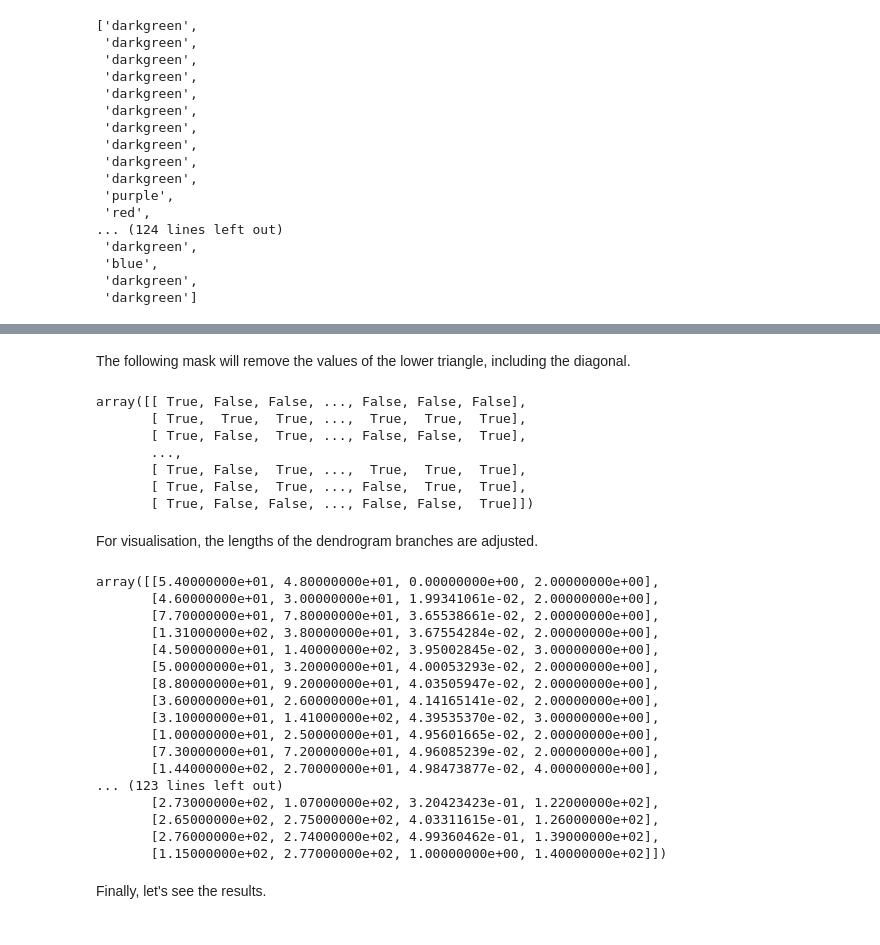
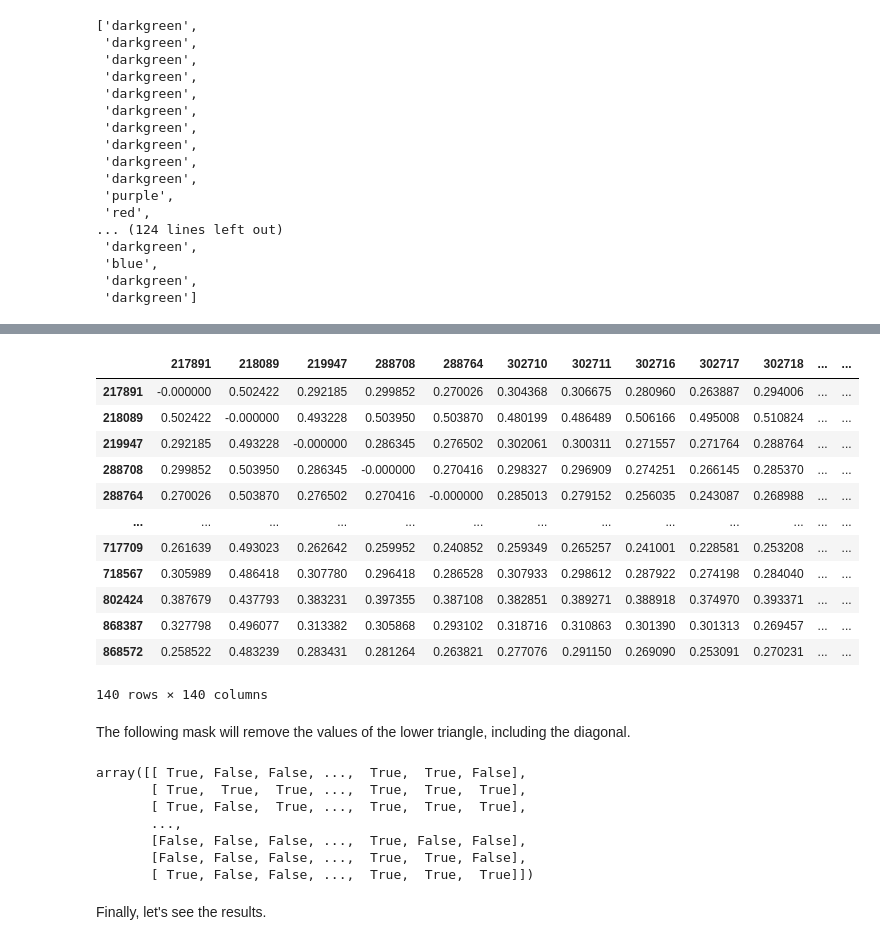
Before and after one commit to Genopop/geneakit, a Jupyter notebook: examples/relationship_clustermap.ipynb, the cells around one changed output, grey strips where cells are left out. Saved outputs shown, nothing was run; the diff lists cells and outputs as text; code cells hidden in the pictures.

```diff
--- a/examples/relationship_clustermap.ipynb
+++ b/examples/relationship_clustermap.ipynb
@@ -161,9 +172,29 @@ colors
+# %%
+dist = relations.copy()
+max_meioses = -np.log2(dist[dist != 0].min().min())
+dist[dist == 0] = 2**-(max_meioses + 1)
+dist = -np.log2(dist) / (max_meioses + 1)
+dist
+# %% [output]
+|  | 217891 | 218089 | 219947 | 288708 | 288764 | 302710 | 302711 | 302716 | 302717 | 302718 | ... | ... |
+| 217891 | -0.000000 | 0.502422 | 0.292185 | 0.299852 | 0.270026 | 0.304368 | 0.306675 | 0.280960 | 0.263887 | 0.294006 | ... | ... |
+| 218089 | 0.502422 | -0.000000 | 0.493228 | 0.503950 | 0.503870 | 0.480199 | 0.486489 | 0.506166 | 0.495008 | 0.510824 | ... | ... |
+| 219947 | 0.292185 | 0.493228 | -0.000000 | 0.286345 | 0.276502 | 0.302061 | 0.300311 | 0.271557 | 0.271764 | 0.288764 | ... | ... |
+| 288708 | 0.299852 | 0.503950 | 0.286345 | -0.000000 | 0.270416 | 0.298327 | 0.296909 | 0.274251 | 0.266145 | 0.285370 | ... | ... |
+| 288764 | 0.270026 | 0.503870 | 0.276502 | 0.270416 | -0.000000 | 0.285013 | 0.279152 | 0.256035 | 0.243087 | 0.268988 | ... | ... |
+| ... | ... | ... | ... | ... | ... | ... | ... | ... | ... | ... | ... | ... |
+| 717709 | 0.261639 | 0.493023 | 0.262642 | 0.259952 | 0.240852 | 0.259349 | 0.265257 | 0.241001 | 0.228581 | 0.253208 | ... | ... |
+| 718567 | 0.305989 | 0.486418 | 0.307780 | 0.296418 | 0.286528 | 0.307933 | 0.298612 | 0.287922 | 0.274198 | 0.284040 | ... | ... |
+| 802424 | 0.387679 | 0.437793 | 0.383231 | 0.397355 | 0.387108 | 0.382851 | 0.389271 | 0.388918 | 0.374970 | 0.393371 | ... | ... |
+| 868387 | 0.327798 | 0.496077 | 0.313382 | 0.305868 | 0.293102 | 0.318716 | 0.310863 | 0.301390 | 0.301313 | 0.269457 | ... | ... |
+| 868572 | 0.258522 | 0.483239 | 0.283431 | 0.281264 | 0.263821 | 0.277076 | 0.291150 | 0.269090 | 0.253091 | 0.270231 | ... | ... |
+140 rows × 140 columns
 # %% [markdown]
 The following mask will remove the values of the lower triangle, including the diagonal.
 # %%
 n = relations.shape[0]
 mask = np.zeros((n, n), dtype=bool)
-Z = hierarchy.linkage(squareform(1 - relations), method='average', optimal_ordering=True)
+Z = hierarchy.linkage(squareform(dist), method='average', optimal_ordering=True)
 ordering = hierarchy.leaves_list(Z)
 for i in range(n):
     for j in range(n):
@@ -171,39 +202,13 @@ for i in range(n):
             mask[ordering[i], ordering[j]] = True
 mask
 # %% [output]
-array([[ True, False, False, ..., False, False, False],
+array([[ True, False, False, ...,  True,  True, False],
        [ True,  True,  True, ...,  True,  True,  True],
-       [ True, False,  True, ..., False, False,  True],
+       [ True, False,  True, ...,  True,  True,  True],
        ...,
-       [ True, False,  True, ...,  True,  True,  True],
-       [ True, False,  True, ..., False,  True,  True],
-       [ True, False, False, ..., False, False,  True]])
+       [False, False, False, ...,  True, False, False],
+       [False, False, False, ...,  True,  True, False],
+       [ True, False, False, ...,  True,  True,  True]])
-# %% [markdown]
-For visualisation, the lengths of the dendrogram branches are adjusted.
-# %%
-Z2 = Z.copy()
-Z2[:, 2] = -np.log2(1 - Z2[:, 2] + 1e-10)
-Z2[:, 2] -= Z2[:, 2].min()
-Z2[:, 2] /= Z2[:, 2].max()
-Z2
-# %% [output]
-array([[5.40000000e+01, 4.80000000e+01, 0.00000000e+00, 2.00000000e+00],
-       [4.60000000e+01, 3.00000000e+01, 1.99341061e-02, 2.00000000e+00],
-       [7.70000000e+01, 7.80000000e+01, 3.65538661e-02, 2.00000000e+00],
-       [1.31000000e+02, 3.80000000e+01, 3.67554284e-02, 2.00000000e+00],
-       [4.50000000e+01, 1.40000000e+02, 3.95002845e-02, 3.00000000e+00],
-       [5.00000000e+01, 3.20000000e+01, 4.00053293e-02, 2.00000000e+00],
-       [8.80000000e+01, 9.20000000e+01, 4.03505947e-02, 2.00000000e+00],
-       [3.60000000e+01, 2.60000000e+01, 4.14165141e-02, 2.00000000e+00],
-       [3.10000000e+01, 1.41000000e+02, 4.39535370e-02, 3.00000000e+00],
-       [1.00000000e+01, 2.50000000e+01, 4.95601665e-02, 2.00000000e+00],
-       [7.30000000e+01, 7.20000000e+01, 4.96085239e-02, 2.00000000e+00],
-       [1.44000000e+02, 2.70000000e+01, 4.98473877e-02, 4.00000000e+00],
-... (123 lines left out)
-       [2.73000000e+02, 1.07000000e+02, 3.20423423e-01, 1.22000000e+02],
-       [2.65000000e+02, 2.75000000e+02, 4.03311615e-01, 1.26000000e+02],
-       [2.76000000e+02, 2.74000000e+02, 4.99360462e-01, 1.39000000e+02],
-       [1.15000000e+02, 2.77000000e+02, 1.00000000e+00, 1.40000000e+02]])
 # %% [markdown]
 Finally, let's see the results.
 # %%
```
Also changed, not shown: parts of 4 cells of this notebook.
